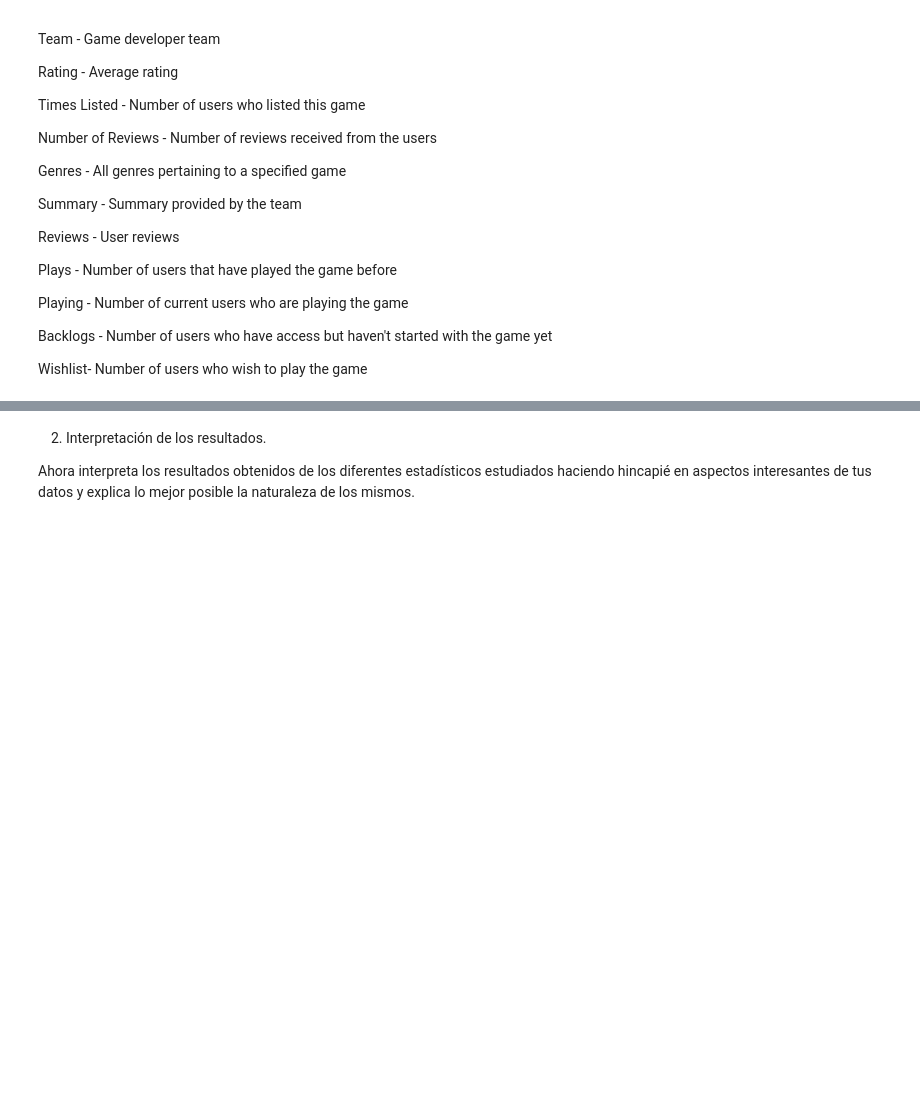
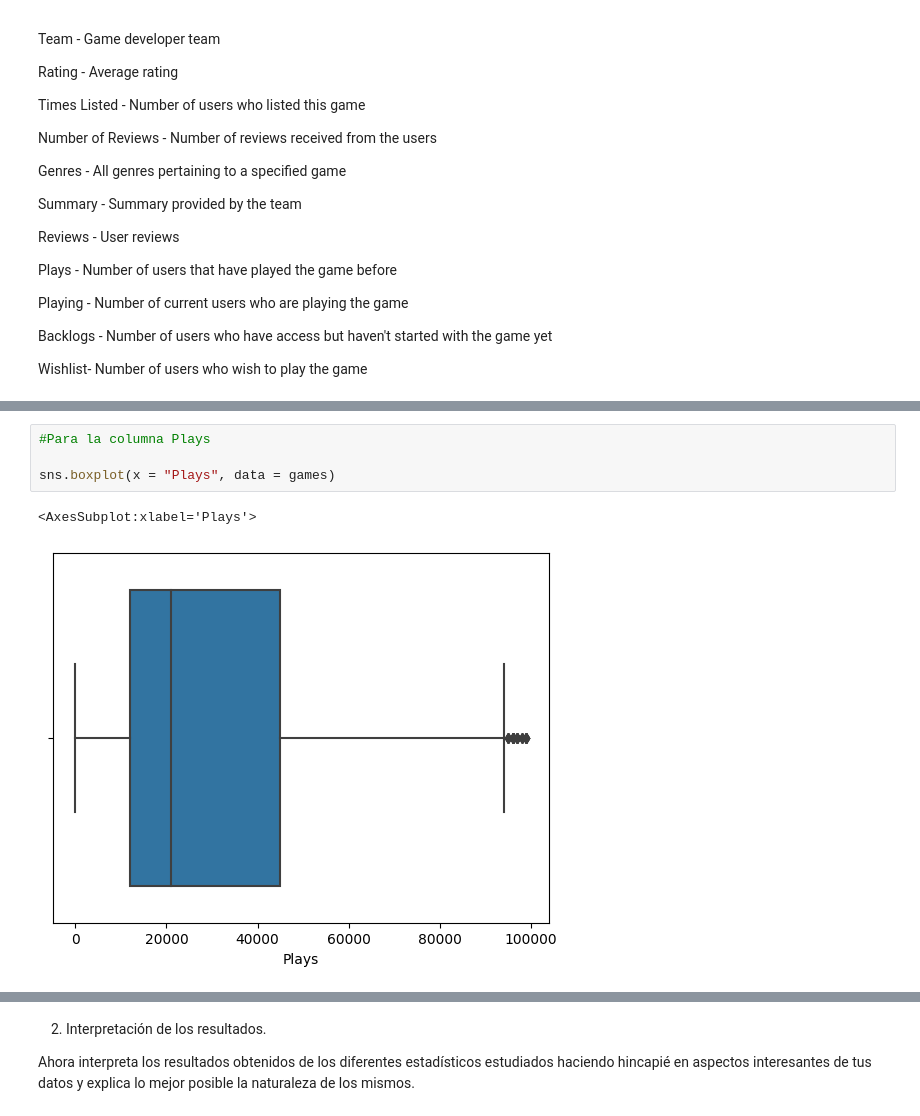
Before and after one commit to Adalab/promo-d-da-modulo2-sprint1-cristina-lidya, a Jupyter notebook: estadistica/estadistica-leccion2-cuartiles.ipynb, the cells around one changed output, grey strips where cells are left out. Drawn from its saved outputs; the diff is of its cells as text; blank space fills up the shorter version.

```diff
--- a/estadistica/estadistica-leccion2-cuartiles.ipynb
+++ b/estadistica/estadistica-leccion2-cuartiles.ipynb
@@ -54,0 +138,7 @@ Utilizando métodos de pandas: media, mediana, moda, máximo y mínimo
+# %%
+#Para la columna Plays
+
+sns.boxplot(x = "Plays", data = games)
+# %% [output]
+<AxesSubplot:xlabel='Plays'>
+[figure, added]
```
Also changed, not shown: parts of 27 cells of this notebook, 1 other file.
